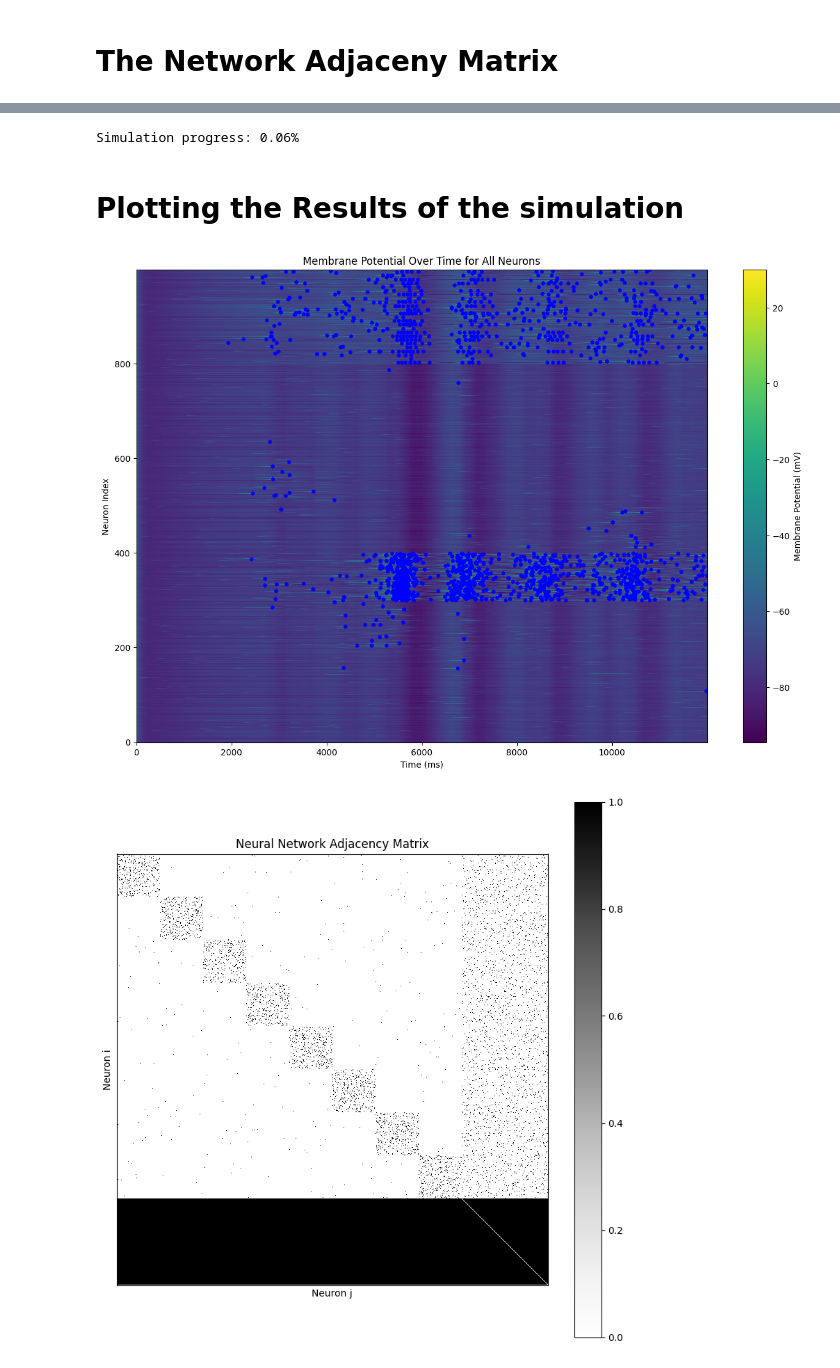
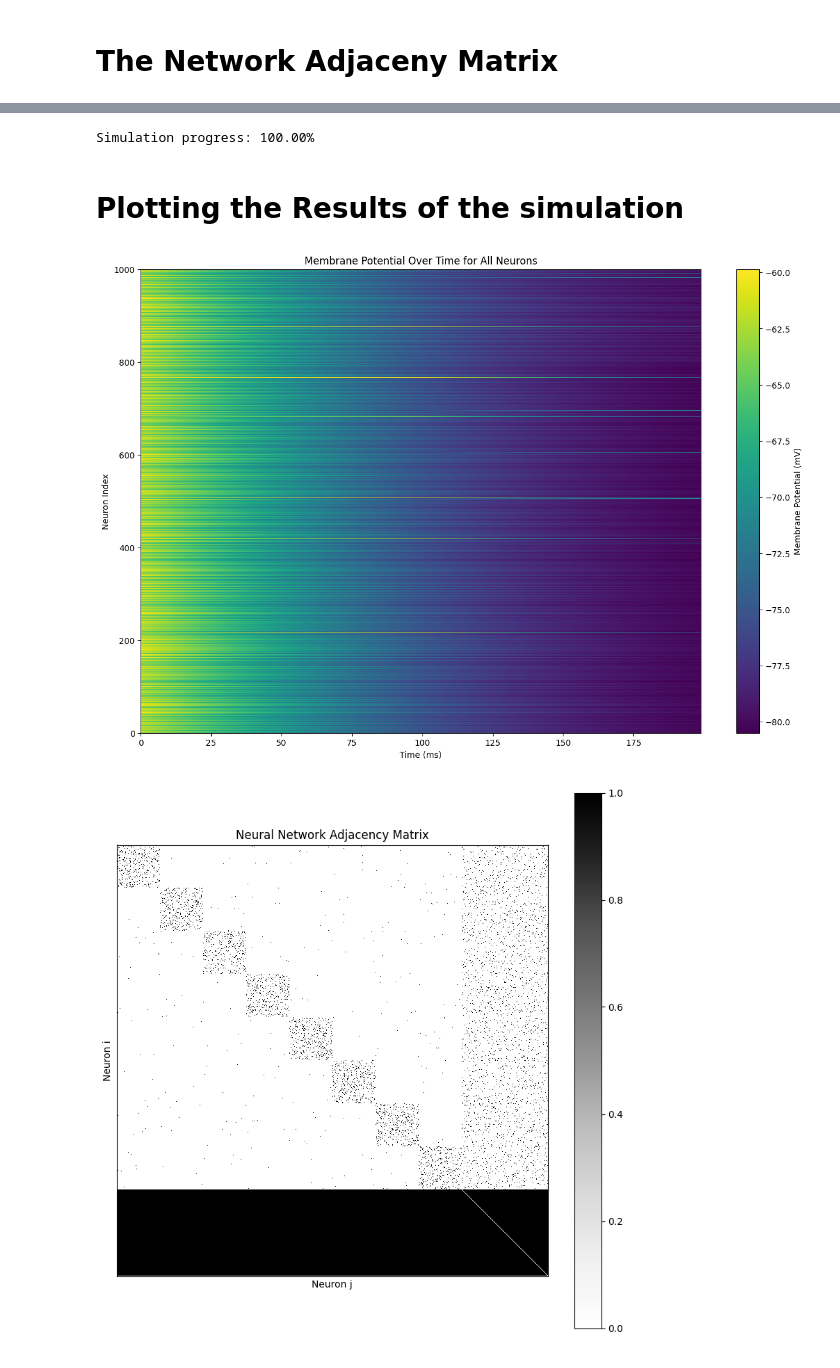
Before and after one commit to sp1d5r/Computation-Neurodynamics, a Jupyter notebook: NeuroDynamicsTest.ipynb, the cells around one changed output, grey strips where cells are left out. Drawn from its saved outputs; the diff is of its cells as text; code cells hidden in the pictures.

```diff
--- a/NeuroDynamicsTest.ipynb
+++ b/NeuroDynamicsTest.ipynb
@@ -514,12 +514,15 @@ Testing a EXCITATORY neuron with constant current: 15
 Testing a INHIBITORY neuron with constant current: 15
 [figure]
 # %%
+from collections import deque
+
+
 def get_synapse_params(pre_neurone_type, post_neurone_type):
     if pre_neurone_type == "EXCITATORY":
         if post_neurone_type == "INHIBITORY":
             return random.random(), 50, 1
         else:
-            return 1, 17, random.randint(1,17)
+            return 1, 17, random.randint(1,20)
     else:
         if post_neurone_type == "INHIBITORY":
             return -random.random(), 1, 1
@@ -536,7 +539,8 @@ class TypedSynapse:
             pre_neurone.neurone_type, post_neurone.neurone_type
         )
         self.conduction_delay = int(self.conduction_delay / delta_t)
-        self.conduction_queue = [0 for _ in range(self.conduction_delay)]
+        from collections import deque
+        self.conduction_queue = deque([], maxlen=self.conduction_delay)
         self.synaptic_efficacy = 0
         self.decay_factor = 0.999
 
@@ -555,7 +559,7 @@ class TypedSynapse:
         self.synaptic_efficacy *= self.decay_factor
 
         # Check if a new spike has arrived
-        if len(self.conduction_queue) > 0 and self.conduction_queue.pop(0):
+        if self.conduction_queue and self.conduction_queue.popleft():
             # Add the effect of a new spike
             self.synaptic_efficacy += self.weight  # Use weight as the increase for a spike
 
@@ -564,8 +568,7 @@ class TypedSynapse:
 
         # Handle the pre-synaptic neuron firing
         if self.pre_synaptic_neurone.is_firing():
-            # Enqueue the spike after the conduction delay
-            self.conduction_queue += [1] + [0] * (self.conduction_delay - 1)
+            self.conduction_queue.extend([1] + [0] * (self.conduction_delay - 1))
 # %% [markdown]
 # Synapse Test Suite
 # %%
@@ -789,7 +793,7 @@ class ModularNetworksExperiment:
                 self.synapses.append(synapse)
                 self.adjacency_matrix[inhibitary_neurone.neurone_id][excitatory_neurone.neurone_id] = len(self.synapses) - 1
 
-            module_number = i % 8
+            module_number = random.randint(0,7)
             selected_neurone_ids = [random.randint(module_number*100, (module_number+1)* 100) for _ in range(4)]
             for selected_neurone_id in selected_neurone_ids:
                 synapse = TypedSynapse(self.neurones[selected_neurone_id], inhibitary_neurone, delta_t=self.delta_t)
@@ -863,42 +867,44 @@ module.plot_adjacency_matrix()
 # %%
-import time
-module.run_simulation(1000, 500, 500)
+module.run_simulation(1, 500, 500)
 # %% [output]
-Simulation progress: 0.06%
+Simulation progress: 100.00%
 # %% [markdown]
 # Plotting the Results of the simulation
 # %%
 import matplotlib.pyplot as plt
 import numpy as np
 
 # Assuming 'data' is a 2D NumPy array where rows correspond to neurons and columns correspond to time points
 # Convert your recordings to a NumPy array if it isn't already
 data = np.array(module.recordings_v)
 
+delta_t = 1  # Time step
+time_points = np.arange(data.shape[1]) * delta_t  # Calculate actual time points
+
 # Set up the figure
 plt.figure(figsize=(15, 10))
 
 # Use imshow to create the heatmap for the membrane potential
-plt.imshow(data, aspect='auto', origin='lower', cmap='viridis', interpolation='none')
+plt.imshow(data, aspect='auto', origin='lower', cmap='viridis', interpolation='none', extent=[0, time_points[-1], 0, data.shape[0]])
 plt.colorbar(label='Membrane Potential (mV)')  # Add a colorbar for reference
 
 # Overlay the spikes
 # Iterate over each neuron's data
 for neuron_idx, neuron_data in enumerate(data):
     # Find the time points where the potential is greater than 20
-    spike_times = np.where(neuron_data > 20)[0]
+    spike_times = np.where(neuron_data > 20)[0] * delta_t  # Adjust spike times for delta_t
     # Plot these as larger blue points
     plt.scatter(spike_times, np.full_like(spike_times, neuron_idx), color='blue', s=10)  # s is the size of the point
 
 # Label the axes and add a title
 plt.xlabel('Time (ms)')
 plt.ylabel('Neuron Index')
 plt.title('Membrane Potential Over Time for All Neurons')
 
 # Show the plot
 plt.show()
 # %% [output]
-[figure, old version]
+[figure, new version]
 # %%
 module = ModularNetworksExperiment(p=0.1, delta_t=0.01, simulation_time=1000)
 module.plot_adjacency_matrix()
```
Also changed, not shown: parts of 9 cells of this notebook.
